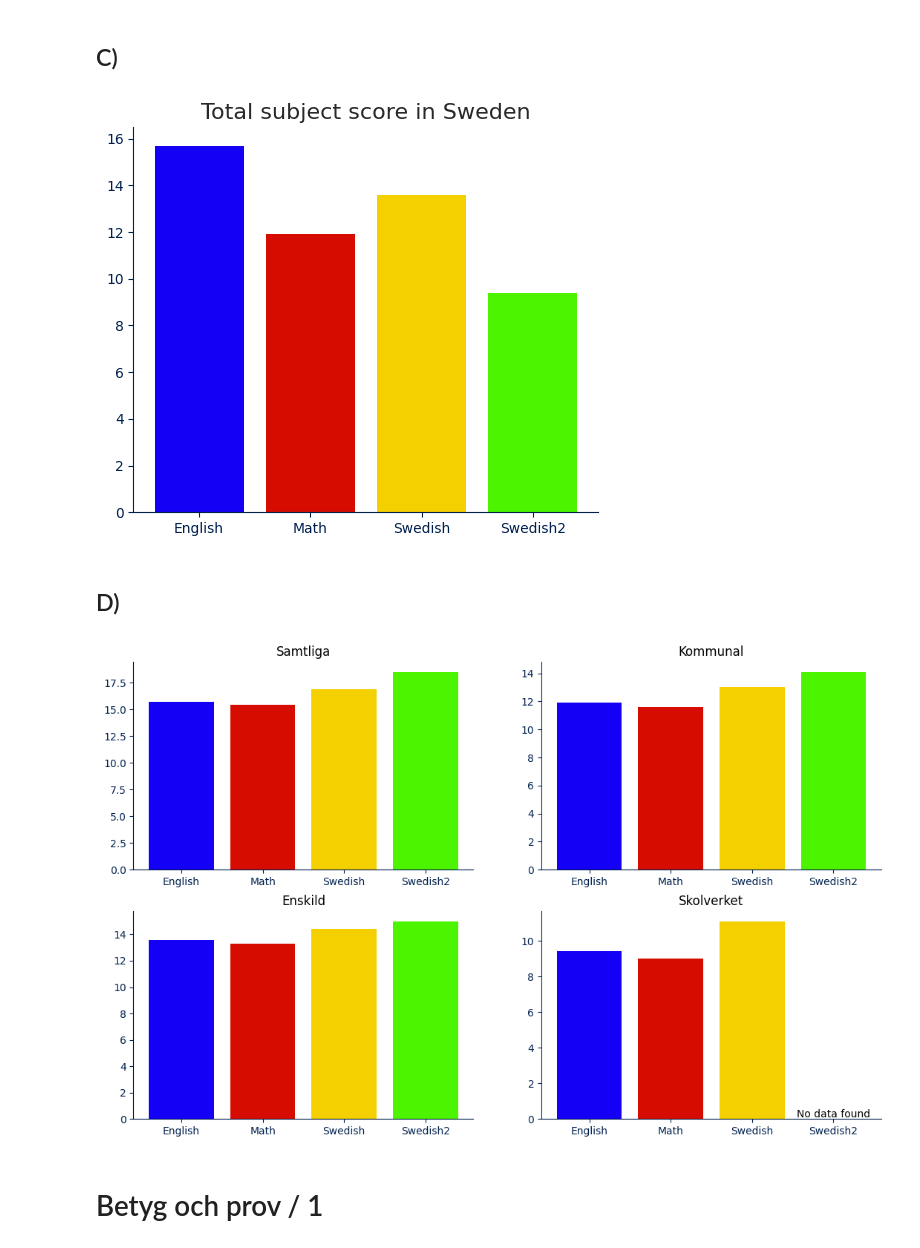
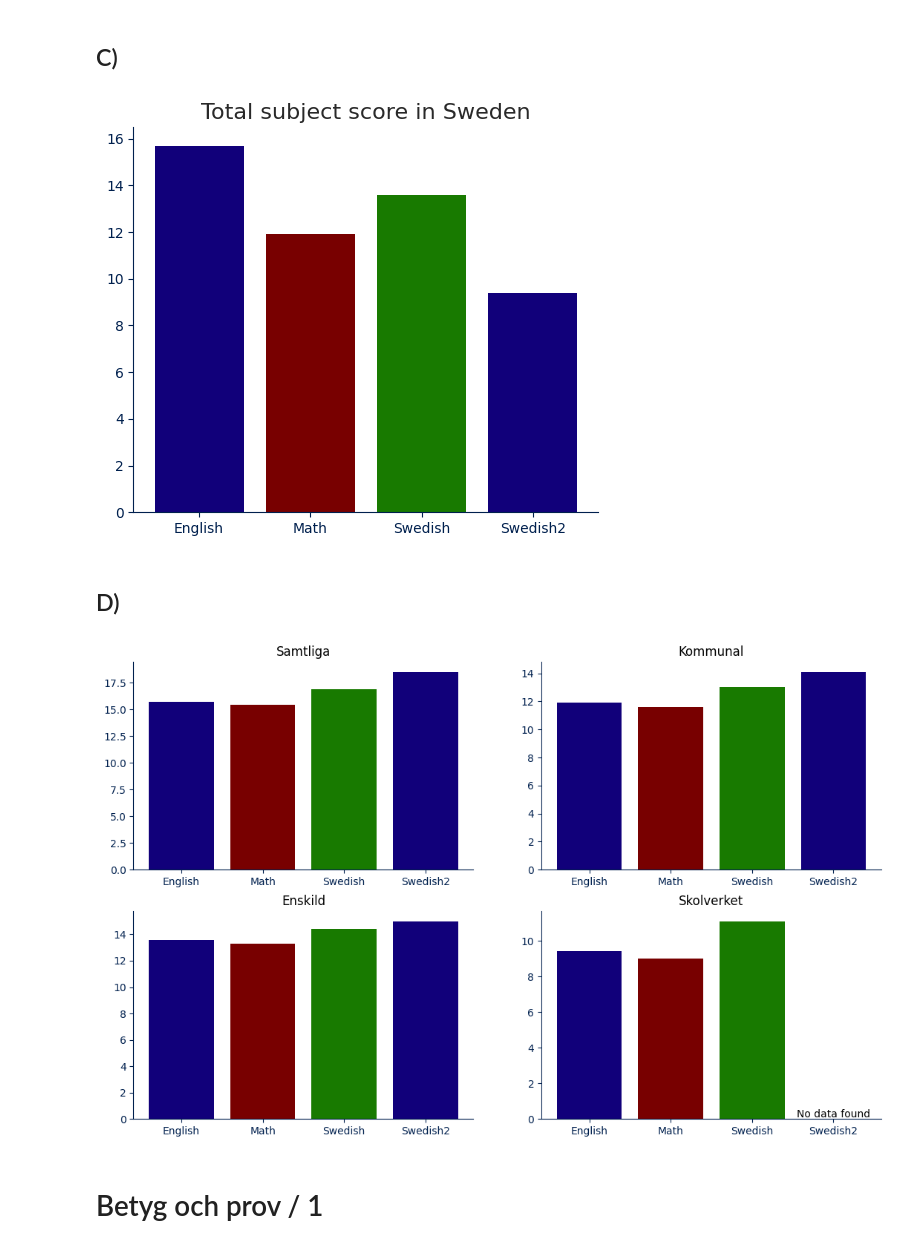
Before and after one commit to MiltonOberg/Python-Milton--sterberg-OPA23, a Jupyter notebook: Laboration2/Labb2.ipynb, the cells around one changed output. Drawn from its saved outputs; the diff is of its cells as text; code cells hidden in the pictures.

Commit message:
Changed colors, starting with mote notes

```diff
--- a/Laboration2/Labb2.ipynb
+++ b/Laboration2/Labb2.ipynb
@@ -69,19 +69,25 @@ dfs= [
 ]
 colors = {
     "RED1": "#D60C00",
+    "RED2": "#780000",
+
     "YELLOW1": "#F4D000",
+
     "BLUE1": "#1400F4",
     "BLUE2": "#00204E",
     "BLUE3": "#c1e0e6",
+    "BLUE4": "#11007A",
+
     "GREEN1": "#4DF400",
+    "GREEN2": "#187A00",
+
     "GRAY1": "#292929",
     "GRAY2": "#cacaca",
 }
-bar_colors = [
-    colors["BLUE1"],
-    colors["RED1"],
-    colors["YELLOW1"],
-    colors["GREEN1"]
+trace_colors= [
+    colors["BLUE4"],
+    colors["RED2"],
+    colors["GREEN2"]
 ]
 subjects = [
     "English",
@@ -103,17 +109,17 @@ grades_f
 ## C)
 # %%
 fig, ax= plt.subplots(figsize= (6, 5))
-ax.bar(subjects, total_points_persubject, color= bar_colors)
+ax.bar(subjects, total_points_persubject, color= trace_colors)
 
 ax.spines["top"].set_visible(False)
 ax.spines["right"].set_visible(False)
 ax.spines["bottom"].set_color(colors["BLUE2"])
 ax.spines["left"].set_color(colors["BLUE2"])
 ax.tick_params(colors= colors["BLUE2"])
 ax.set_title("Total subject score in Sweden", color= colors["GRAY1"], fontsize= 16)
 fig.savefig("Visualizations/plot_0.C.png")
 # %% [output]
-[figure, old version]
+[figure, new version]
 # %% [markdown]
 ## D)
 # %%
@@ -123,7 +129,7 @@ fig, axs= plt.subplots(int(len(huvudmann)/2), int(len(huvudmann)/2), figsize= (1
 
 for ax, df, huvudman in zip(axs.flatten(), dfs, huvudmann):
 
-    ax.bar(subjects, df["Totalt(Poäng)"], color= bar_colors)
+    ax.bar(subjects, df["Totalt(Poäng)"], color= trace_colors)
 
     for x, point in enumerate(df["Totalt(Poäng)"]):
         if point <= 0:
@@ -138,7 +144,7 @@ for ax, df, huvudman in zip(axs.flatten(), dfs, huvudmann):
     ax.spines["right"].set_visible(False)
 fig.savefig("Visualizations/plot_0.D.png")
 # %% [output]
-[figure, old version]
+[figure, new version]
 # %% [markdown]
 # Betyg och prov / 1
 # %% [markdown]
```
Also changed, not shown: parts of 6 cells of this notebook, 7 other files.
